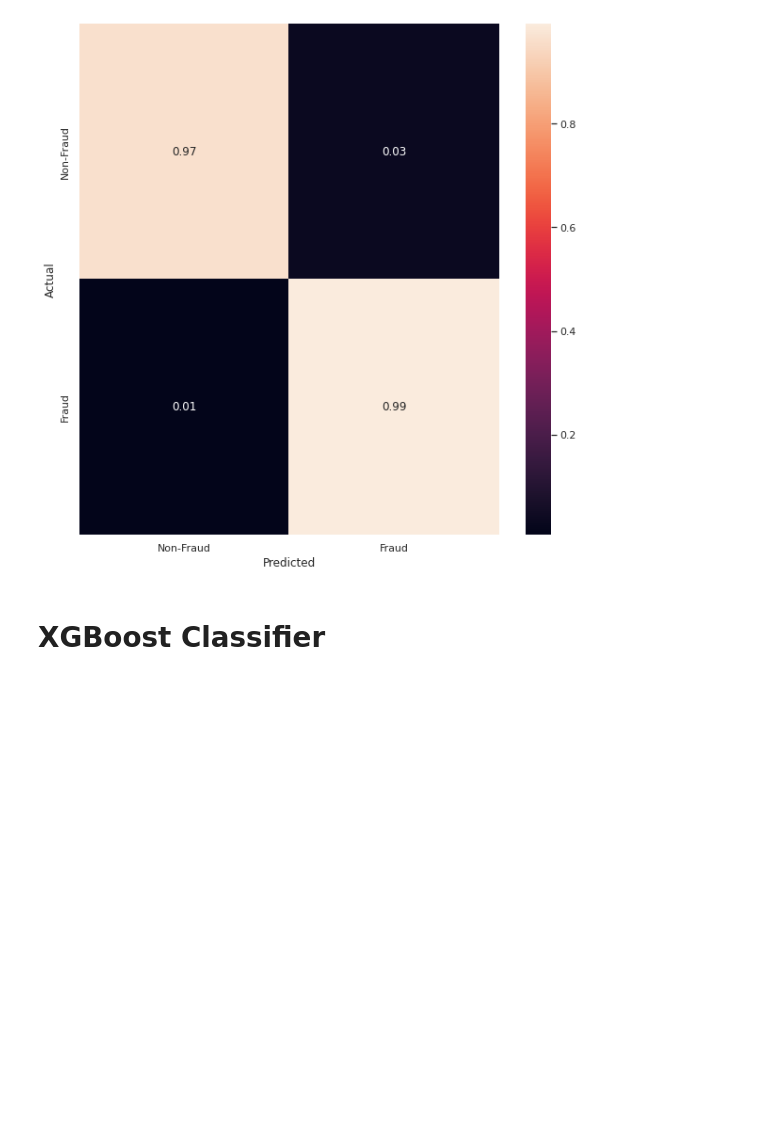
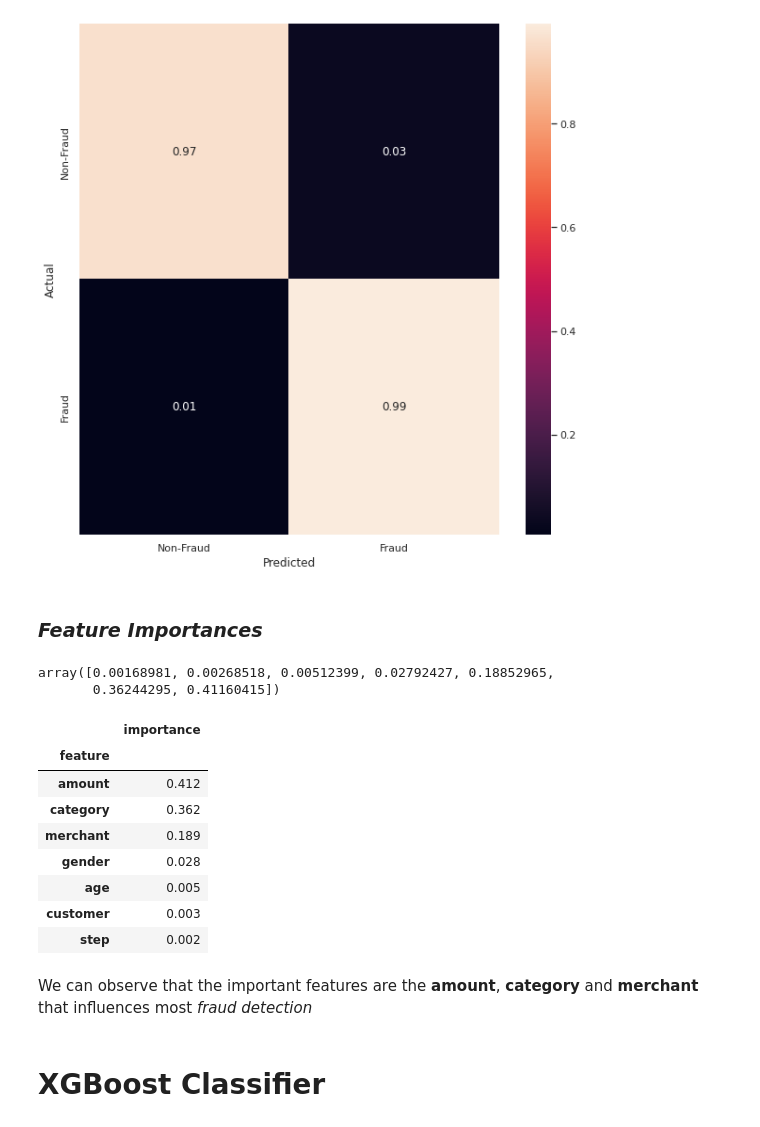
Before and after one commit to Foutse/Fraud-detection, a Jupyter notebook: Fraud_detection.ipynb, the cells around one changed output. Drawn from its saved outputs; the diff is of its cells as text; code cells hidden in the pictures; blank space fills up the shorter version.

Commit message:
Fraud Detection on Bank Payments

```diff
--- a/Fraud_detection.ipynb
+++ b/Fraud_detection.ipynb
@@ -465,6 +477,30 @@ plt.xlabel('Predicted')
 plt.show()
 # %% [output]
 [figure]
+# %% [markdown]
+### *Feature Importances*
+# %%
+rf_clf.feature_importances_
+# %% [output]
+array([0.00168981, 0.00268518, 0.00512399, 0.02792427, 0.18852965,
+       0.36244295, 0.41160415])
+# %%
+importances = pd.DataFrame({'feature':X_train.columns,'importance':np.round(rf_clf.feature_importances_,3)})
+importances = importances.sort_values('importance',ascending=False).set_index('feature')
+# %%
+importances
+# %% [output]
+|  | importance |
+| feature |  |
+| amount | 0.412 |
+| category | 0.362 |
+| merchant | 0.189 |
+| gender | 0.028 |
+| age | 0.005 |
+| customer | 0.003 |
+| step | 0.002 |
+# %% [markdown]
+We can observe that the important features are the **amount**, **category** and **merchant** that influences most *fraud detection*
 # %%
 #dot_img_file = modelpath = '/content/drive/MyDrive/Fraud_detection/model_RF_architecture.png'
 #plot_model(rf_clf, to_file=dot_img_file, show_shapes=True, show_layer_activations=True)
```
Also changed, not shown: parts of 6 cells of this notebook.
